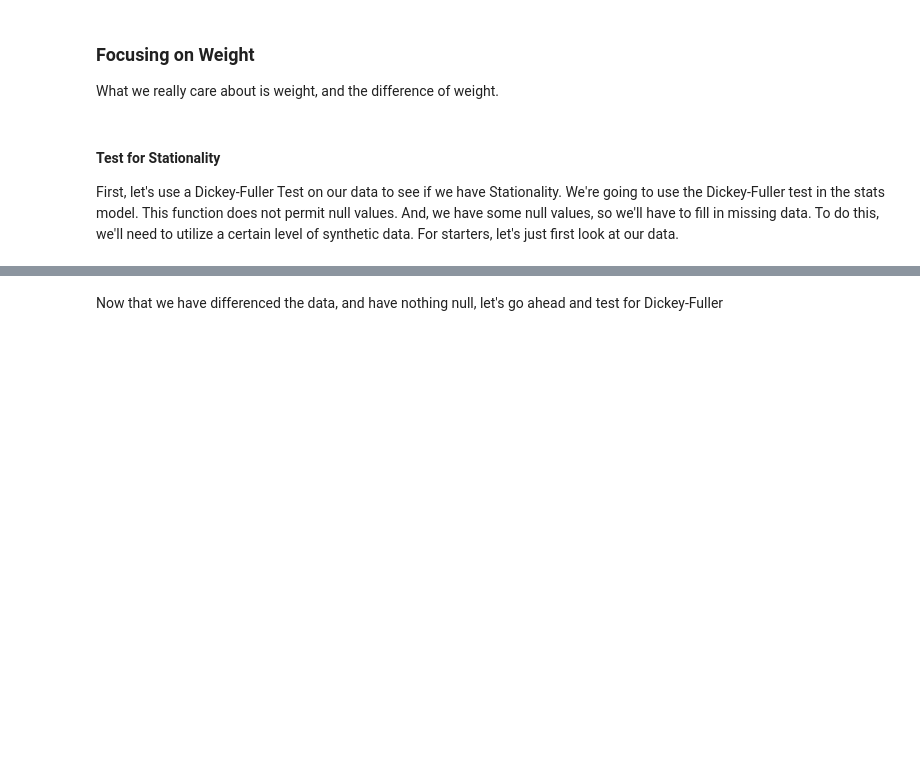
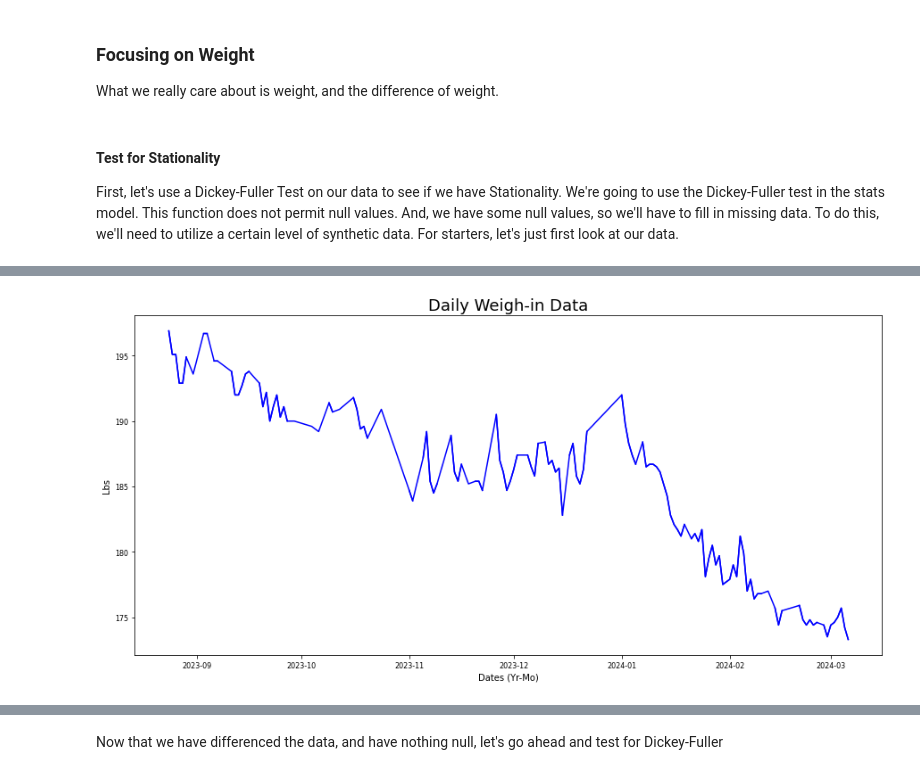
Before and after one commit to bennettandrewm/guess_my_weight, a Jupyter notebook: guess_my_weight_notebook.ipynb, the cells around one changed output, grey strips where cells are left out. Cells and saved outputs as stored; diff of their text form; code cells hidden in the pictures; blank space fills up the shorter version.

```diff
--- a/guess_my_weight_notebook.ipynb
+++ b/guess_my_weight_notebook.ipynb
@@ -76,7 +102,7 @@ from sklearn.model_selection import train_test_split
 # %% [markdown]
 ### Importing csv file
 # %%
-df = pd.read_csv('/content/guess-my-weight-4-25/merge_health_4_25.csv')
+df = pd.read_csv('content/guess-my-weight-4-25/merge_health_4_25.csv')
 # %%
 df
 # %% [output]
@@ -348,37 +449,37 @@ plt.rc('ytick', labelsize=SMALL_SIZE)    # fontsize of the tick labels
 plt.rc('legend', fontsize=SMALL_SIZE)    # legend fontsize
 plt.rc('figure', titlesize=BIGGER_SIZE)  # fontsize of the figure title
 # %%
-import matplotlib
-
 plt.rcParams['figure.figsize']=(15,7)
 
 plt.plot(df['BodyMass_lb_inter'], color='blue', label = 'Interpolated_Data')
 plt.plot(df['BodyMass_lb'], color='blue', label = 'Actual')
 
 #plt.xaxis.set_major_formatter(mdates.DateFormatter("%Y-%b"))
 
 SMALL_SIZE = 8
 MEDIUM_SIZE = 10
 BIGGER_SIZE = 18
 
 plt.rc('axes', titlesize=SMALL_SIZE, labelsize=MEDIUM_SIZE)
 
 plt.rc('font', size=MEDIUM_SIZE)          # controls default text sizes
 plt.rc('axes', titlesize=BIGGER_SIZE)     # fontsize of the axes title
-#plt.rc('axes', labelsize=BIGGER_SIZE)    # fontsize of the x and y labels
+plt.rc('axes', labelsize=BIGGER_SIZE)    # fontsize of the x and y labels
 #plt.rc('xtick', labelsize=BIGGER_SIZE)    # fontsize of the tick labels
 #plt.rc('ytick', labelsize=BIGGER_SIZE)    # fontsize of the tick labels
 #plt.rc('legend', fontsize=SMALL_SIZE)    # legend fontsize
 #plt.rc('figure', titlesize=BIGGER_SIZE)  # fontsize of the figure title
 
 #matplotlib.rc('font', size=BIGGER_SIZE)
 #matplotlib.rc('axes', titlesize=BIGGER_SIZE)
 
 plt.title('Daily Weigh-in Data')
 plt.xlabel('Dates (Yr-Mo)')
 plt.ylabel('Lbs')
 #plt.legend()
 plt.show()
+# %% [output]
+[figure, added]
 # %%
 #initialize a blank series series without the date index
 series = df['BodyMass_lb_inter'].reset_index()
```
Also changed, not shown: parts of 143 cells of this notebook, 18 other files.
